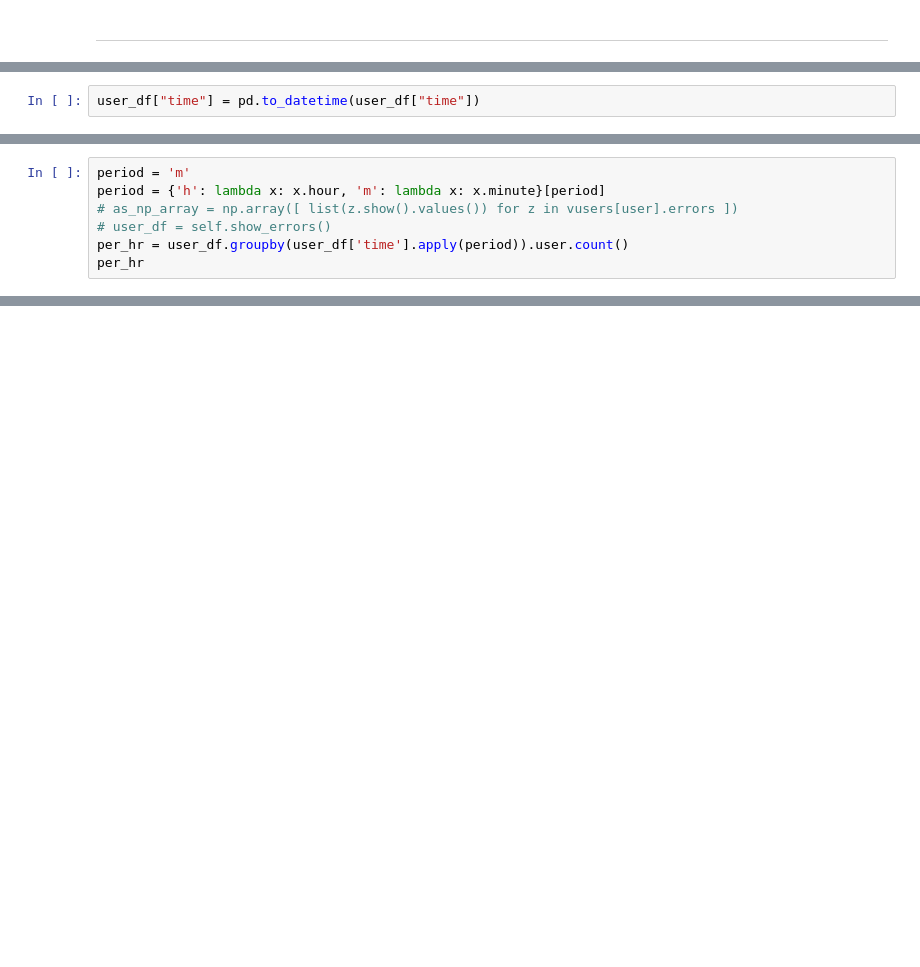
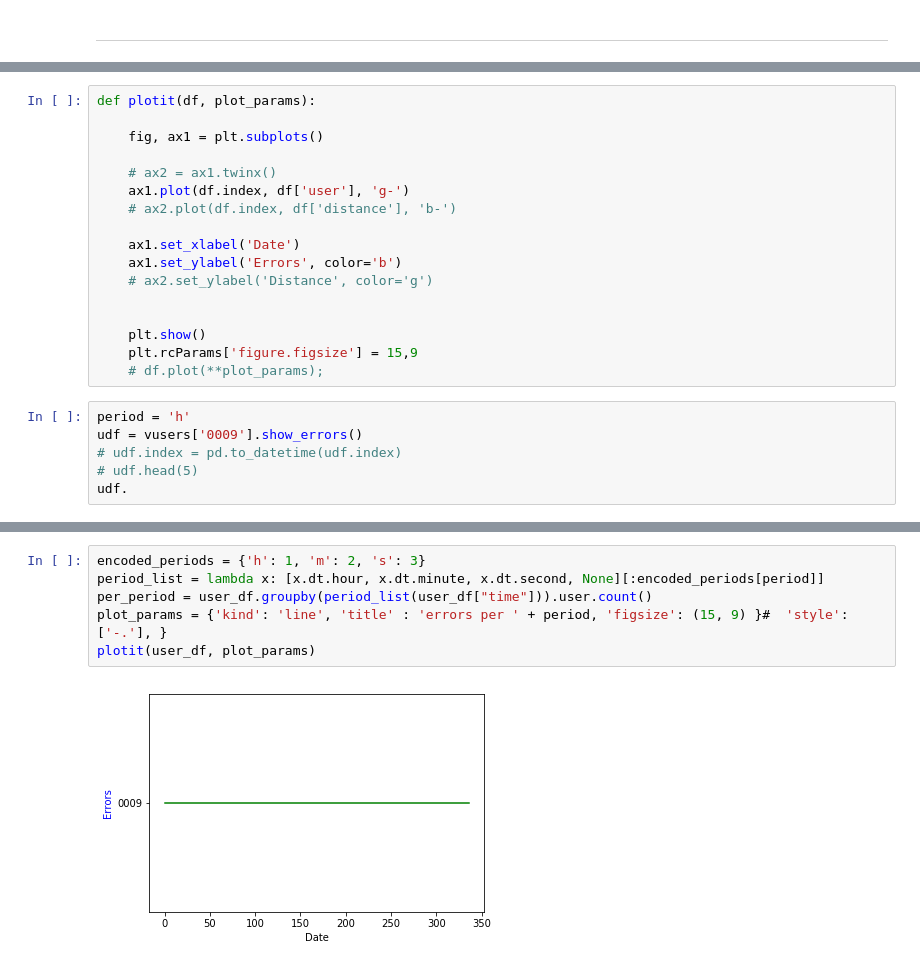
Before and after one commit to bobev18/errlogana, a Jupyter notebook: Log Error Analysis.ipynb, the cells around one changed output, grey strips where cells are left out. Saved outputs shown, nothing was run; the diff lists cells and outputs as text; blank space fills up the shorter version.

```diff
--- a/Log Error Analysis.ipynb
+++ b/Log Error Analysis.ipynb
@@ -551,0 +525,23 @@ type(times)
+# %%
+def plotit(df, plot_params):
+
+    fig, ax1 = plt.subplots()
+
+    # ax2 = ax1.twinx()
+    ax1.plot(df.index, df['user'], 'g-')
+    # ax2.plot(df.index, df['distance'], 'b-')
+
+    ax1.set_xlabel('Date')
+    ax1.set_ylabel('Errors', color='b')
+    # ax2.set_ylabel('Distance', color='g')
+
+
+    plt.show()
+    plt.rcParams['figure.figsize'] = 15,9
+    # df.plot(**plot_params);
+# %%
+period = 'h'
+udf = vusers['0009'].show_errors()
+# udf.index = pd.to_datetime(udf.index)
+# udf.head(5)
+udf.
@@ -554,3 +614 @@ user_df.time.dtype
-# %%
-user_df["time"] = pd.to_datetime(user_df["time"])
 # %%
@@ -560,7 +622,0 @@ user_df["time"].dt
-# %%
-period = 'm'
-period = {'h': lambda x: x.hour, 'm': lambda x: x.minute}[period]
-# as_np_array = np.array([ list(z.show().values()) for z in vusers[user].errors ])
-# user_df = self.show_errors()
-per_hr = user_df.groupby(user_df['time'].apply(period)).user.count()
-per_hr
@@ -604,0 +631,8 @@ plot_user_errors('0011')
+# %%
+encoded_periods = {'h': 1, 'm': 2, 's': 3}
+period_list = lambda x: [x.dt.hour, x.dt.minute, x.dt.second, None][:encoded_periods[period]]
+per_period = user_df.groupby(period_list(user_df["time"])).user.count()
+plot_params = {'kind': 'line', 'title' : 'errors per ' + period, 'figsize': (15, 9) }#  'style': ['-.'], }
+plotit(user_df, plot_params)
+# %% [output]
+[figure, added]
```
Also changed, not shown: parts of 50 cells of this notebook.
